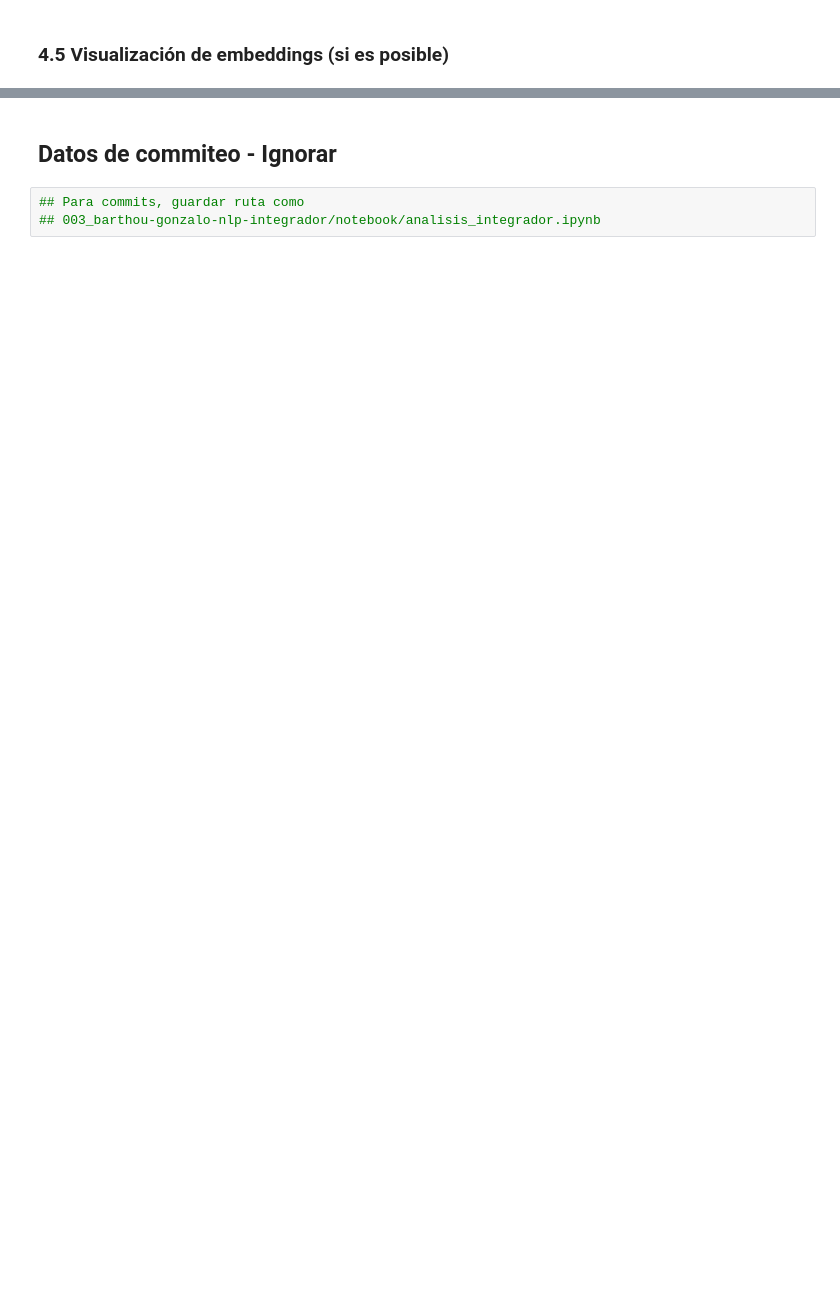
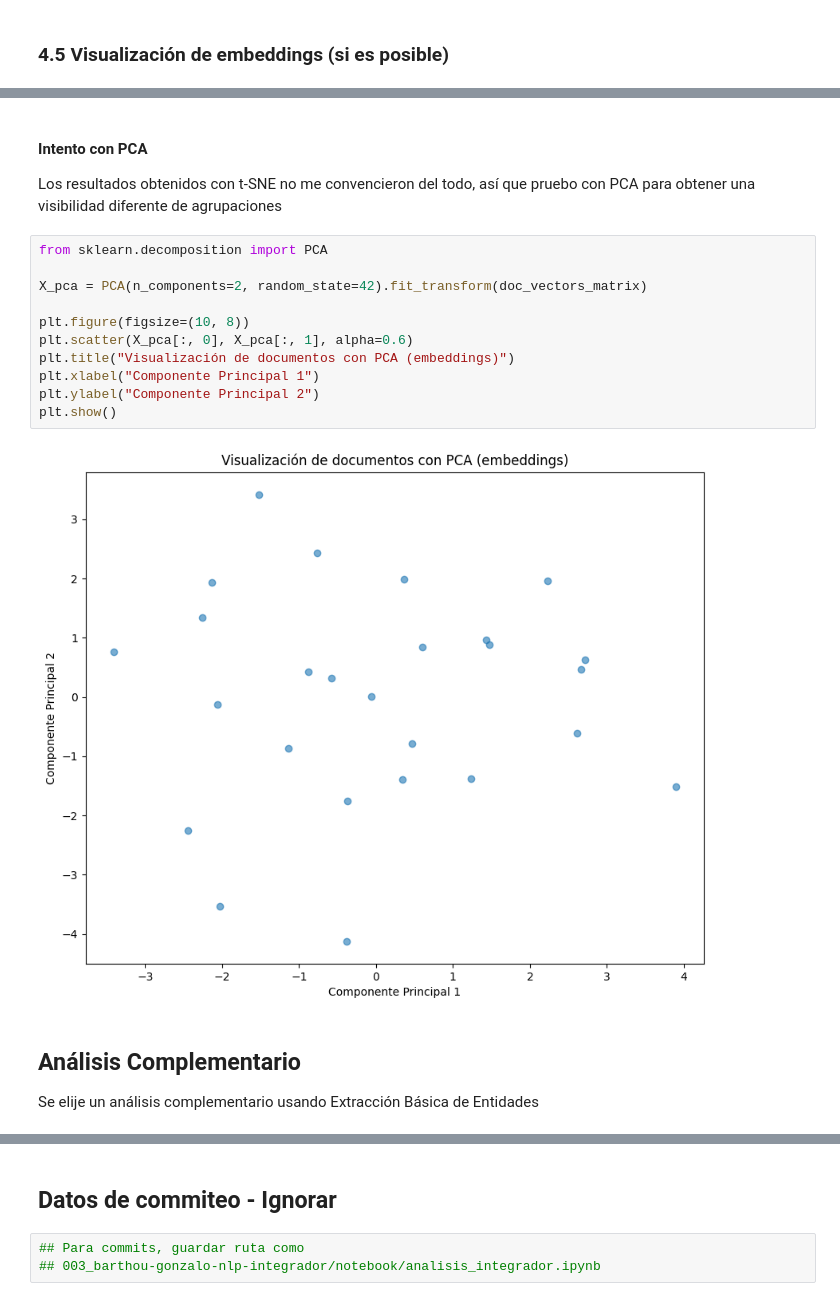
Before and after one commit to gimb99/PDH_BARTHOU_GONZALO, a Jupyter notebook: 003_barthou-gonzalo-nlp-integrador/notebook/analisis_integrador.ipynb, the cells around one changed output, grey strips where cells are left out. Saved outputs shown, nothing was run; the diff lists cells and outputs as text; blank space fills up the shorter version.

```diff
--- a/003_barthou-gonzalo-nlp-integrador/notebook/analisis_integrador.ipynb
+++ b/003_barthou-gonzalo-nlp-integrador/notebook/analisis_integrador.ipynb
@@ -1856,0 +2037,21 @@ Tienen sentido? Yo diria que sí pero se mezclan muchos resultados con y sin ace
+# %% [markdown]
+#### Intento con PCA
+
+Los resultados obtenidos con t-SNE no me convencieron del todo, así que pruebo con PCA para obtener una visibilidad diferente de agrupaciones
+# %%
+from sklearn.decomposition import PCA
+
+X_pca = PCA(n_components=2, random_state=42).fit_transform(doc_vectors_matrix)
+
+plt.figure(figsize=(10, 8))
+plt.scatter(X_pca[:, 0], X_pca[:, 1], alpha=0.6)
+plt.title("Visualización de documentos con PCA (embeddings)")
+plt.xlabel("Componente Principal 1")
+plt.ylabel("Componente Principal 2")
+plt.show()
+# %% [output]
+[figure, added]
+# %% [markdown]
+## Análisis Complementario
+
+Se elije un análisis complementario usando Extracción Básica de Entidades
```
Also changed, not shown: parts of 32 cells of this notebook, 8 other files.
